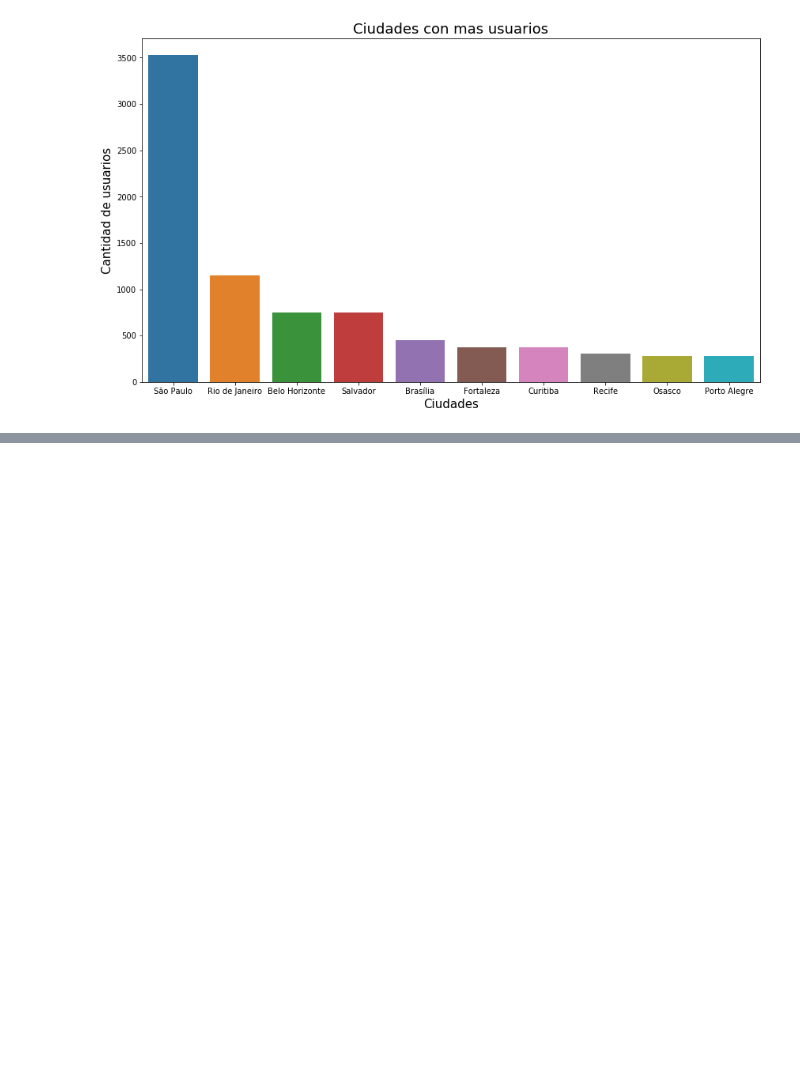
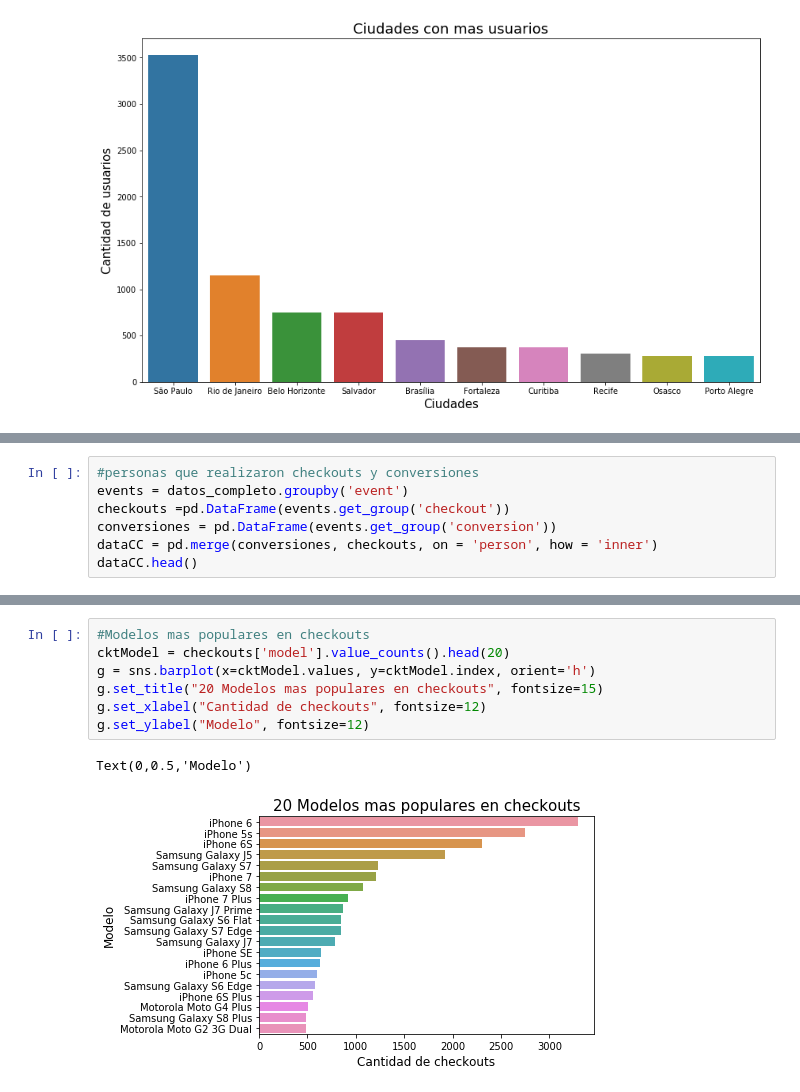
Before and after one commit to IgnacioKomar/OrganizacionDeDatos, a Jupyter notebook: TP1.ipynb, the cells around one changed output, grey strips where cells are left out. Drawn from its saved outputs; the diff is of its cells as text; blank space fills up the shorter version.

```diff
--- a/TP1.ipynb
+++ b/TP1.ipynb
@@ -87,0 +99,7 @@ Text(0,0.5,'Cantidad de usuarios')
+# %%
+#personas que realizaron checkouts y conversiones
+events = datos_completo.groupby('event')
+checkouts =pd.DataFrame(events.get_group('checkout'))
+conversiones = pd.DataFrame(events.get_group('conversion'))
+dataCC = pd.merge(conversiones, checkouts, on = 'person', how = 'inner')
+dataCC.head()
@@ -87,0 +114,10 @@ Text(0,0.5,'Cantidad de usuarios')
+# %%
+#Modelos mas populares en checkouts
+cktModel = checkouts['model'].value_counts().head(20)
+g = sns.barplot(x=cktModel.values, y=cktModel.index, orient='h')
+g.set_title("20 Modelos mas populares en checkouts", fontsize=15)
+g.set_xlabel("Cantidad de checkouts", fontsize=12)
+g.set_ylabel("Modelo", fontsize=12)
+# %% [output]
+Text(0,0.5,'Modelo')
+[figure, added]
```
Also changed, not shown: parts of 8 cells of this notebook.
